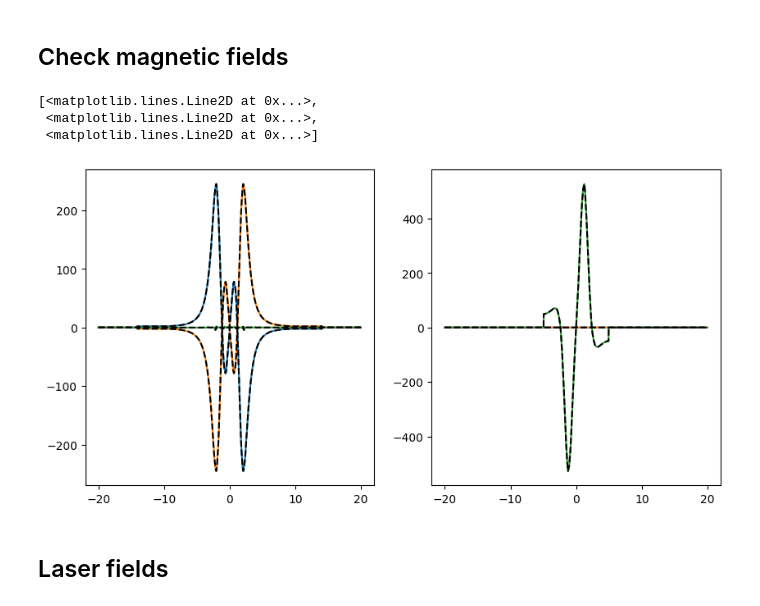
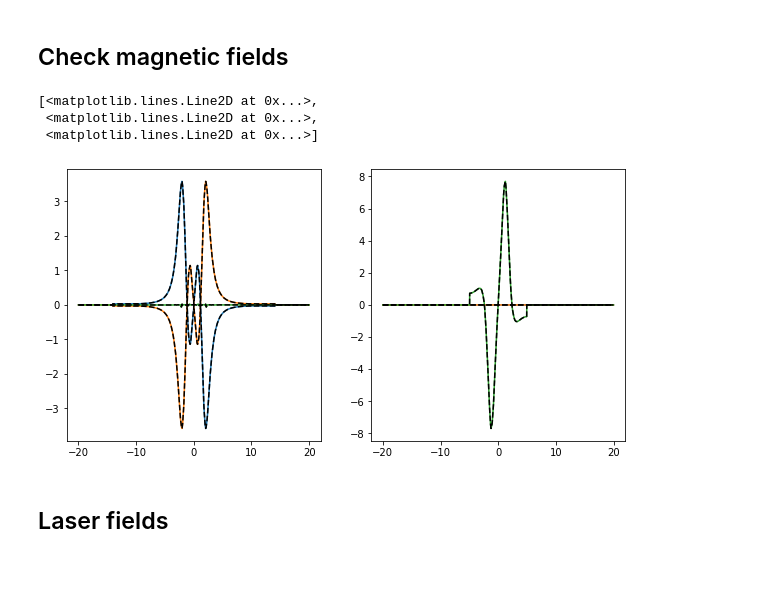
Before and after one commit to UVQuanT-Ultracold-AlF/Cd-MOT, a Jupyter notebook: Cd_isotope_MOT.ipynb, the cells around one changed output. Saved outputs shown, nothing was run; the diff lists cells and outputs as text; code cells hidden in the pictures; blank space fills up the shorter version.

```diff
--- a/Cd_isotope_MOT.ipynb
+++ b/Cd_isotope_MOT.ipynb
@@ -23,14 +23,16 @@ savepath = "./images/"
 # %%
 # Unit conversion factors
 k = 4369238.4 # m^-1
-Gamma = 2*np.pi*95.9e6 # s^-1 | Lurio and Novick
-mu_B = 9.2740100783e-24 # JT^-1 = m^2A
-hbar = consts.hbar # Js = kgm^2s^-1
+Gamma = 95.9e6 # s^-1 | Lurio and Novick
+mu_B = consts.value('Bohr magneton') # JT^-1 = m^2A
+h = consts.h # Js = kgm^2s^-1
 
 # Base units
 time_unit = 1/Gamma # s
 length_unit = 1/k # m
-mass_unit = hbar*time_unit/(length_unit**2) # kg
+# length_unit = 1e-2
+mass_unit = h*time_unit/(length_unit**2) # kg
+# mass_unit = 1
 current_unit = mu_B/(length_unit**2) # A
 
 # Some useful compund units
@@ -44,7 +46,7 @@ tesla_unit = mass_unit/(current_unit*time_unit**2)
 gauss_unit = 10000*tesla_unit
 cm_unit = length_unit*100
 hertz_unit = 1/time_unit
-amu_unit = 1.66054e-27/mass_unit
+amu_unit = mass_unit/1.66054e-27
 # %%
 # laser parameters from Simon
 slower_beam_width = 0.5/cm_unit
@@ -99,25 +113,25 @@ for key in mass.keys():
 # %% [markdown]
 ## Magnets
 # %%
-permMagnets=mi('./csv/2D_Br.csv', './csv/2D_Bz.csv', gammaMHz=Gamma/1e6, gauss_conv = lambda *args : -1/gauss_unit, cm_conv = cm_unit)
+permMagnets=mi('./csv/2D_Br.csv', './csv/2D_Bz.csv', gammaMHz=Gamma/1e6, symmetry = -1, gauss_unit=gauss_unit, cm_unit = cm_unit)
 permMagnetsPylcp = pylcp.magField(permMagnets.fieldCartesian)
 # %% [markdown]
 ## Check magnetic fields
 # %%
 #Now if I make the radial and axial plots, they should still look as expected. Along the line y=-x, By =-Bx by symmetry.
 posns = np.arange(-20.0/cm_unit,20.0/cm_unit,0.02/cm_unit)
 fig, ax = plt.subplots(1,2,figsize=[10,5])
-ax[0].plot(posns*cm_unit,np.array([permMagnets.fieldCartesian(np.array([-i/np.sqrt(2),i/np.sqrt(2),0]),0) for i in posns])*gauss_unit)
-ax[1].plot(posns*cm_unit,np.array([permMagnets.fieldCartesian(np.array([0.0,0.0,i]),0) for i in posns])*gauss_unit)
+ax[0].plot(posns*cm_unit,np.array([permMagnets.fieldCartesian(np.array([-i/np.sqrt(2),i/np.sqrt(2),0]),0) for i in posns]))
+ax[1].plot(posns*cm_unit,np.array([permMagnets.fieldCartesian(np.array([0.0,0.0,i]),0) for i in posns]))
 
 #checking that the pylcp still gets the same field profiles
-ax[0].plot(posns*cm_unit,np.array([permMagnetsPylcp.Field(np.array([-i/np.sqrt(2),i/np.sqrt(2),0]),0) for i in posns])*gauss_unit, 'k--')
-ax[1].plot(posns*cm_unit,np.array([permMagnetsPylcp.Field(np.array([0.0,0.0,i]),0) for i in posns])*gauss_unit, 'k--')
+ax[0].plot(posns*cm_unit,np.array([permMagnetsPylcp.Field(np.array([-i/np.sqrt(2),i/np.sqrt(2),0]),0) for i in posns]), 'k--')
+ax[1].plot(posns*cm_unit,np.array([permMagnetsPylcp.Field(np.array([0.0,0.0,i]),0) for i in posns]), 'k--')
 # %% [output]
 [<matplotlib.lines.Line2D at 0x...>,
  <matplotlib.lines.Line2D at 0x...>,
  <matplotlib.lines.Line2D at 0x...>]
-[figure, old version]
+[figure, new version]
 # %% [markdown]
 ## Laser fields
 # %%
```
Also changed, not shown: parts of 14 cells of this notebook, 6 other files.
